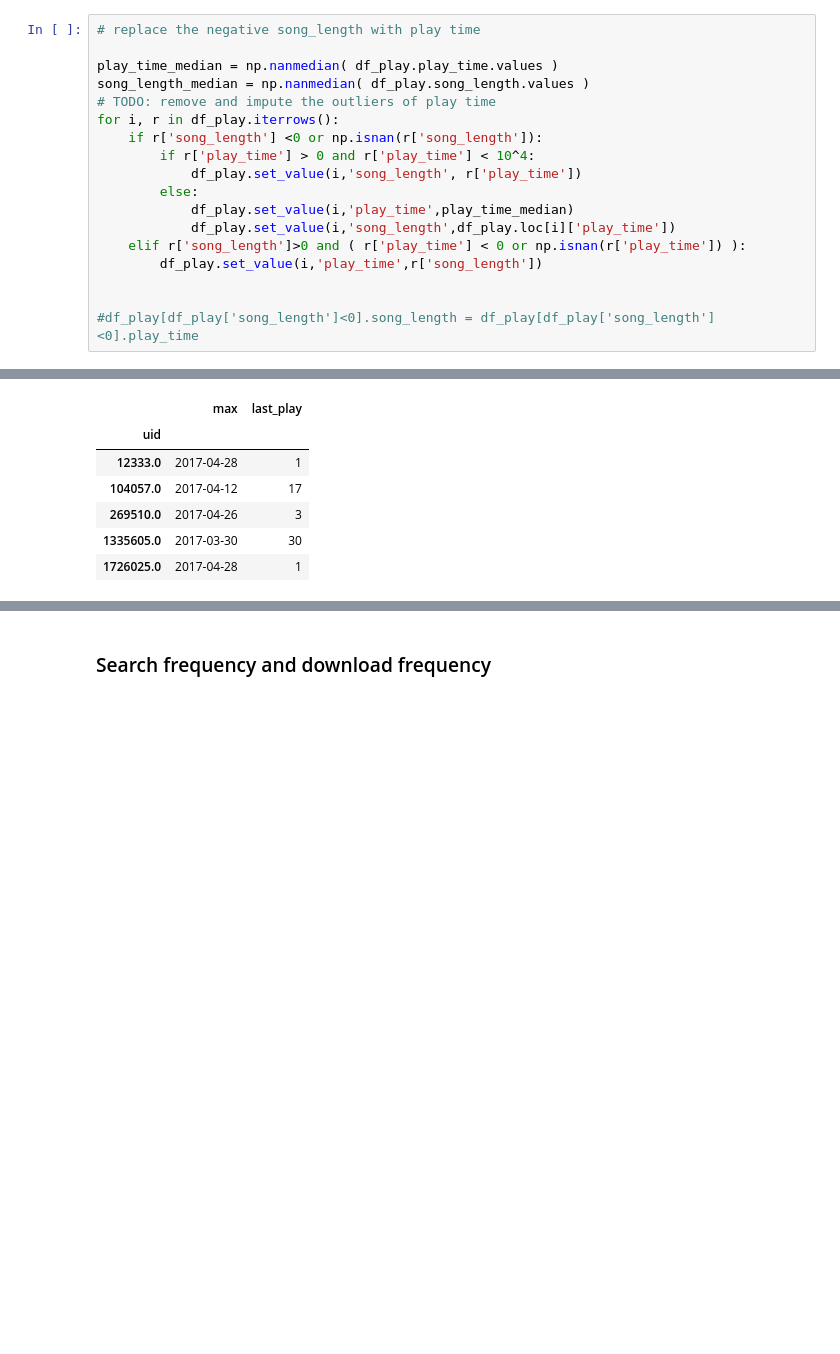
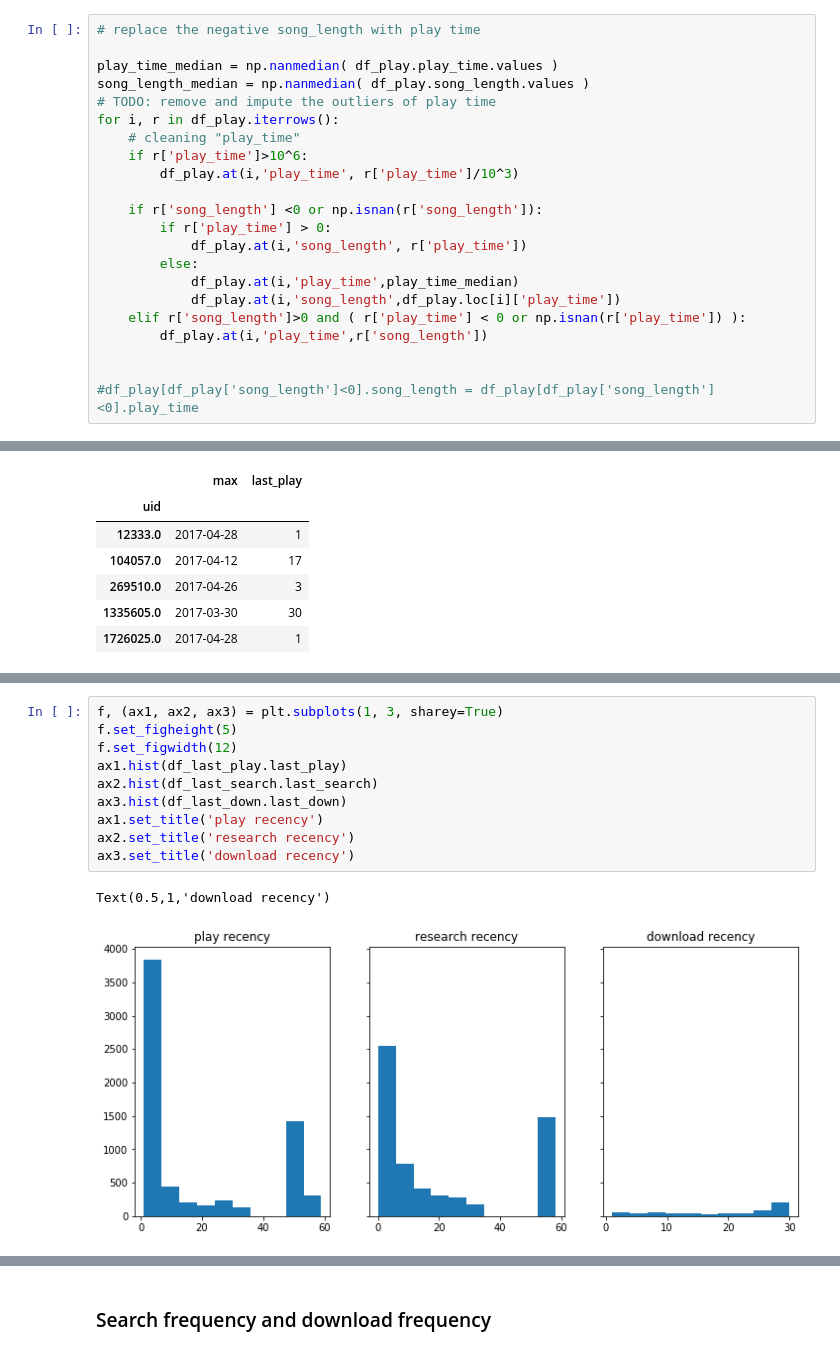
Before and after one commit to JMistral/MusicBox, a Jupyter notebook: notebooks/3-EDA_Feature_Engineering.ipynb, the cells around one changed output, grey strips where cells are left out. Drawn from its saved outputs; the diff is of its cells as text; blank space fills up the shorter version.

```diff
--- a/notebooks/3-EDA_Feature_Engineering.ipynb
+++ b/notebooks/3-EDA_Feature_Engineering.ipynb
@@ -93,14 +93,18 @@ play_time_median = np.nanmedian( df_play.play_time.values )
 song_length_median = np.nanmedian( df_play.song_length.values )
 # TODO: remove and impute the outliers of play time
 for i, r in df_play.iterrows():
+    # cleaning "play_time"
+    if r['play_time']>10^6:
+        df_play.at(i,'play_time', r['play_time']/10^3)
+
     if r['song_length'] <0 or np.isnan(r['song_length']):
-        if r['play_time'] > 0 and r['play_time'] < 10^4:
-            df_play.set_value(i,'song_length', r['play_time'])
+        if r['play_time'] > 0:
+            df_play.at(i,'song_length', r['play_time'])
         else:
-            df_play.set_value(i,'play_time',play_time_median)
-            df_play.set_value(i,'song_length',df_play.loc[i]['play_time'])
+            df_play.at(i,'play_time',play_time_median)
+            df_play.at(i,'song_length',df_play.loc[i]['play_time'])
     elif r['song_length']>0 and ( r['play_time'] < 0 or np.isnan(r['play_time']) ):
-        df_play.set_value(i,'play_time',r['song_length'])
+        df_play.at(i,'play_time',r['song_length'])
 
 
 #df_play[df_play['song_length']<0].song_length = df_play[df_play['song_length']<0].play_time
@@ -259,0 +304,13 @@ is deprecated and will be removed in a future version
+# %%
+f, (ax1, ax2, ax3) = plt.subplots(1, 3, sharey=True)
+f.set_figheight(5)
+f.set_figwidth(12)
+ax1.hist(df_last_play.last_play)
+ax2.hist(df_last_search.last_search)
+ax3.hist(df_last_down.last_down)
+ax1.set_title('play recency')
+ax2.set_title('research recency')
+ax3.set_title('download recency')
+# %% [output]
+Text(0.5,1,'download recency')
+[figure, added]
```
Also changed, not shown: parts of 9 cells of this notebook.
